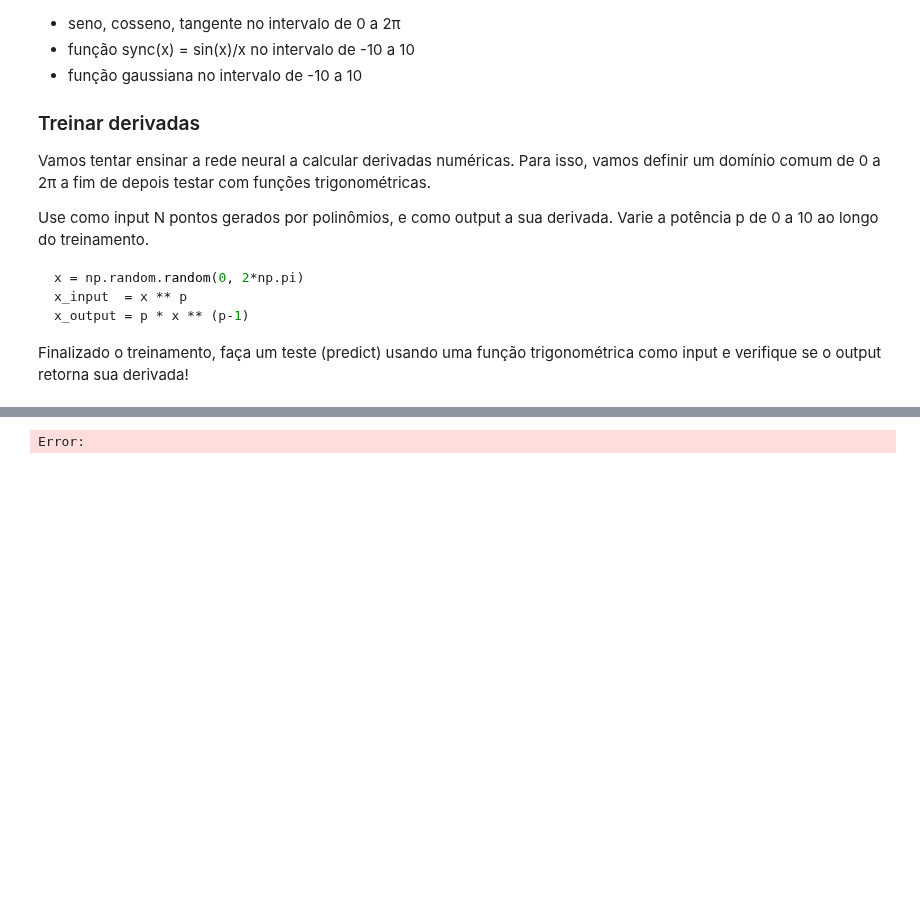
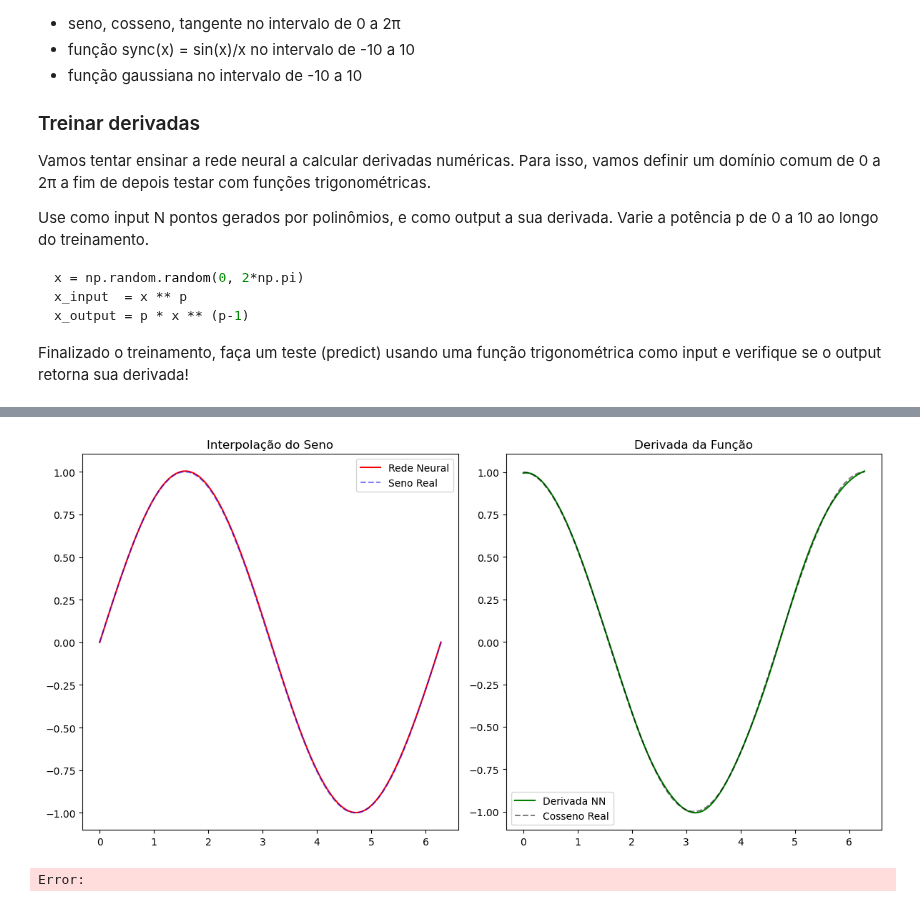
Before and after one commit to brunamendesfis/Computational_Physics, a Jupyter notebook: Redes_Neurais/Atividade_03/Exercício_01.ipynb, the cells around one changed output, grey strips where cells are left out. Drawn from its saved outputs; the diff is of its cells as text; code cells hidden in the pictures; blank space fills up the shorter version.

```diff
--- a/Redes_Neurais/Atividade_03/Exercício_01.ipynb
+++ b/Redes_Neurais/Atividade_03/Exercício_01.ipynb
@@ -43,3 +43,59 @@ import tensorflow as tf
 
 from tensorflow.keras.models import Sequential
 from tensorflow.keras.layers import Dense
+
+
+# Gerar dados de treino (função seno)
+x_train = np.linspace(0, 2*np.pi, 1000).reshape(-1, 1)
+y_train = np.sin(x_train)
+
+# Dados de teste (mais espaçados para visualização)
+x_test = np.linspace(0, 2*np.pi, 100).reshape(-1, 1)
+
+model = Sequential([
+    Dense(64, activation='tanh', input_shape=(1,)),  # Camada oculta 1
+    Dense(64, activation='tanh'),                   # Camada oculta 2
+    Dense(1)                                       # Saída linear
+])
+
+model.compile(optimizer='adam', loss='mse')
+
+history = model.fit(x_train, y_train, epochs=500, batch_size=32, verbose=0)
+
+# Criar função para calcular a derivada
+def compute_derivative(model, x):
+    x_tensor = tf.convert_to_tensor(x, dtype=tf.float32)
+    with tf.GradientTape() as tape:
+        tape.watch(x_tensor)
+        y_pred = model(x_tensor)
+    dy_dx = tape.gradient(y_pred, x_tensor)
+    return dy_dx.numpy()
+
+# Calcular derivada nos pontos de teste
+derivatives = compute_derivative(model, x_test)
+
+# Derivada analítica (cos(x))
+true_derivatives = np.cos(x_test)
+
+# Predições da rede
+predictions = model.predict(x_test)
+
+plt.figure(figsize=(12, 6))
+
+# Plot da função seno
+plt.subplot(1, 2, 1)
+plt.plot(x_test, predictions, 'r-', label='Rede Neural')
+plt.plot(x_test, np.sin(x_test), 'b--', label='Seno Real', alpha=0.5)
+plt.title('Interpolação do Seno')
+plt.legend()
+
+# Plot das derivadas
+plt.subplot(1, 2, 2)
+plt.plot(x_test, derivatives, 'g-', label='Derivada NN')
+plt.plot(x_test, true_derivatives, 'k--', label='Cosseno Real', alpha=0.5)
+plt.title('Derivada da Função')
+plt.legend()
+
+plt.tight_layout()
+plt.show()
+# %% [output]
@@ -46 +103,2 @@ from tensorflow.keras.layers import Dense
+[figure, added]
 # %%
```
Also changed, not shown: parts of 2 cells of this notebook.
